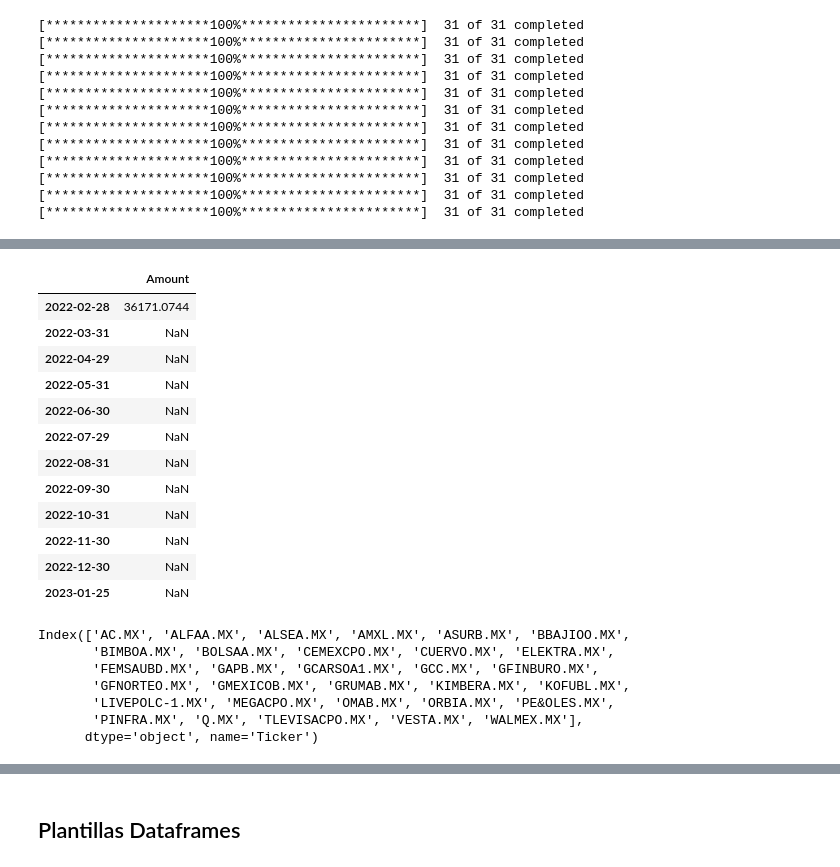
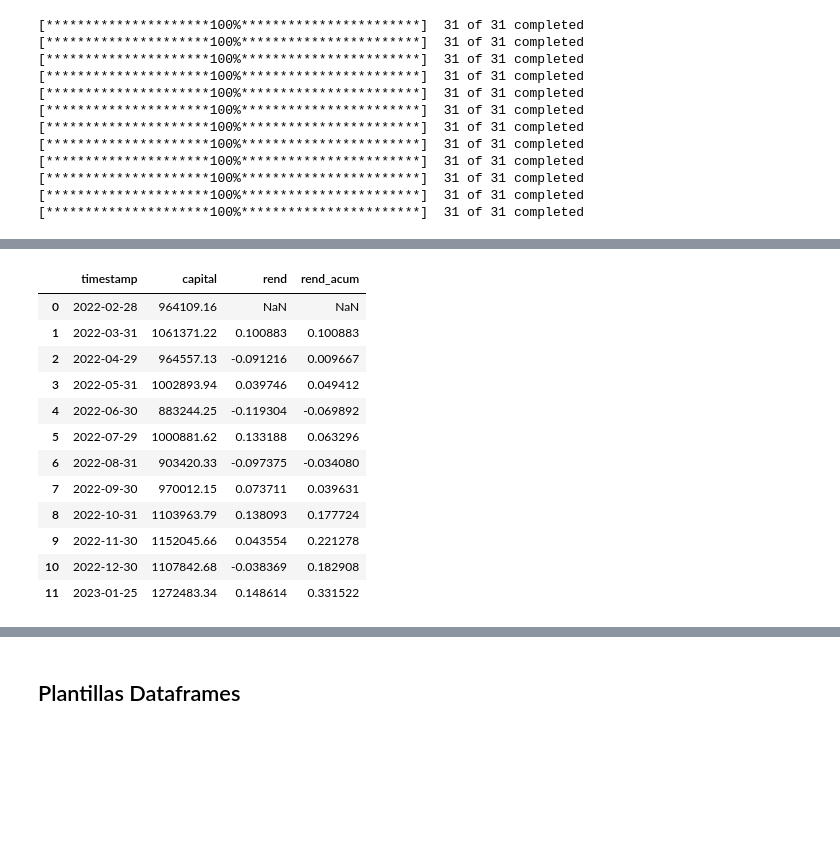
Before and after one commit to pabloriverasnz/Laboratorio_1-Inversion_de_Capital, a Jupyter notebook: notebook.ipynb, the cells around one changed output, grey strips where cells are left out. Cells and saved outputs as stored; diff of their text form; code cells hidden in the pictures; blank space fills up the shorter version.

```diff
--- a/notebook.ipynb
+++ b/notebook.ipynb
@@ -535,26 +449,25 @@ dtype: float64
-# %%
-res_df_a
-# %% [output]
-|  | Amount |
-| 2022-02-28 | 36171.0744 |
-| 2022-03-31 | NaN |
-| 2022-04-29 | NaN |
-| 2022-05-31 | NaN |
-| 2022-06-30 | NaN |
-| 2022-07-29 | NaN |
-| 2022-08-31 | NaN |
-| 2022-09-30 | NaN |
-| 2022-10-31 | NaN |
-| 2022-11-30 | NaN |
-| 2022-12-30 | NaN |
-| 2023-01-25 | NaN |
-# %%
-pond_mk.index
-# %% [output]
-Index(['AC.MX', 'ALFAA.MX', 'ALSEA.MX', 'AMXL.MX', 'ASURB.MX', 'BBAJIOO.MX',
-       'BIMBOA.MX', 'BOLSAA.MX', 'CEMEXCPO.MX', 'CUERVO.MX', 'ELEKTRA.MX',
-       'FEMSAUBD.MX', 'GAPB.MX', 'GCARSOA1.MX', 'GCC.MX', 'GFINBURO.MX',
-       'GFNORTEO.MX', 'GMEXICOB.MX', 'GRUMAB.MX', 'KIMBERA.MX', 'KOFUBL.MX',
-       'LIVEPOLC-1.MX', 'MEGACPO.MX', 'OMAB.MX', 'ORBIA.MX', 'PE&OLES.MX',
-       'PINFRA.MX', 'Q.MX', 'TLEVISACPO.MX', 'VESTA.MX', 'WALMEX.MX'],
-      dtype='object', name='Ticker')
+# %%
+df1 = pd.DataFrame(columns=['timestamp', 'capital', 'rend', 'rend_acum'])
+
+
+# NO OBTENER 7, OBTENER EL ÚLTIMO
+df1['timestamp'] = dates_fd[13:]
+df1['capital'] = [initial_ap['Valor posición'][7]] + [r[i][0]['Valor posición'][7] for i in range(len(r))]
+df1['rend'] = df1['capital'].pct_change()
+df1['rend_acum'] = df1['rend'].cumsum()
+
+df1
+# %% [output]
+|  | timestamp | capital | rend | rend_acum |
+| 0 | 2022-02-28 | 964109.16 | NaN | NaN |
+| 1 | 2022-03-31 | 1061371.22 | 0.100883 | 0.100883 |
+| 2 | 2022-04-29 | 964557.13 | -0.091216 | 0.009667 |
+| 3 | 2022-05-31 | 1002893.94 | 0.039746 | 0.049412 |
+| 4 | 2022-06-30 | 883244.25 | -0.119304 | -0.069892 |
+| 5 | 2022-07-29 | 1000881.62 | 0.133188 | 0.063296 |
+| 6 | 2022-08-31 | 903420.33 | -0.097375 | -0.034080 |
+| 7 | 2022-09-30 | 970012.15 | 0.073711 | 0.039631 |
+| 8 | 2022-10-31 | 1103963.79 | 0.138093 | 0.177724 |
+| 9 | 2022-11-30 | 1152045.66 | 0.043554 | 0.221278 |
+| 10 | 2022-12-30 | 1107842.68 | -0.038369 | 0.182908 |
+| 11 | 2023-01-25 | 1272483.34 | 0.148614 | 0.331522 |
```
Also changed, not shown: parts of 35 cells of this notebook, 1 other file.
